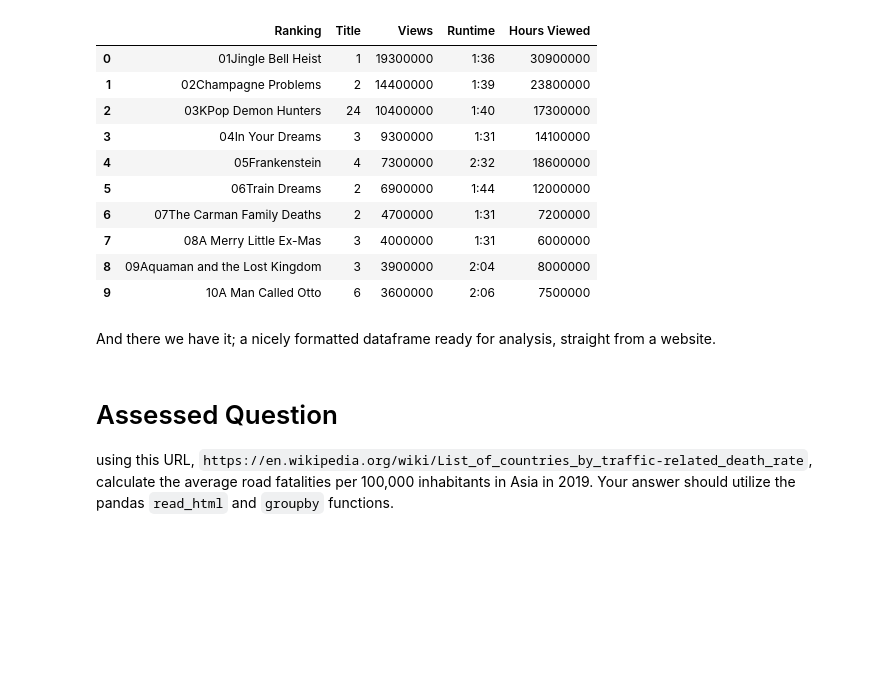
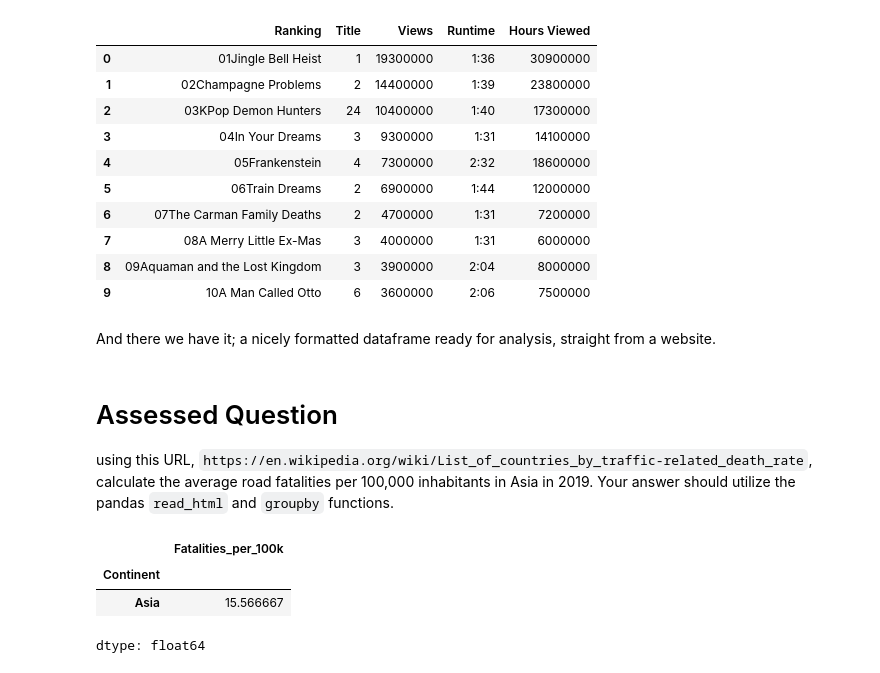
Before and after one commit to xwu23-max/QM2, a Jupyter notebook: notebooks/W02. Pandas.ipynb, the cells around one changed output. Drawn from its saved outputs; the diff is of its cells as text; code cells hidden in the pictures; blank space fills up the shorter version.

```diff
--- a/notebooks/W02. Pandas.ipynb
+++ b/notebooks/W02. Pandas.ipynb
@@ -514,3 +514,46 @@ And there we have it; a nicely formatted dataframe ready for analysis, straight
 # Assessed Question
 
 using this URL, `https://en.wikipedia.org/wiki/List_of_countries_by_traffic-related_death_rate`, calculate the average road fatalities per 100,000 inhabitants in Asia in 2019. Your answer should utilize the pandas `read_html` and `groupby` functions.
+# %%
+import pandas as pd
+import requests
+from io import StringIO
+
+url = "https://en.wikipedia.org/wiki/List_of_countries_by_traffic-related_death_rate"
+headers = {"User-Agent": "Mozilla/5.0"}
+html = requests.get(url, headers=headers).text
+
+tables = pd.read_html(StringIO(html))
+traffic = tables[0]
+
+# rename using column positions
+traffic = traffic.rename(columns={
+    traffic.columns[0]: "Country",
+    traffic.columns[1]: "Continent",
+    traffic.columns[2]: "Fatalities_per_100k",
+    traffic.columns[5]: "Year"
+})
+
+# clean numeric fatality rates
+traffic["Fatalities_per_100k"] = pd.to_numeric(
+    traffic["Fatalities_per_100k"], errors="coerce"
+)
+
+# clean Year column to extract pure year number
+traffic["Year"] = traffic["Year"].astype(str)
+traffic["Year_clean"] = traffic["Year"].str.extract(r'(\d{4})')
+traffic["Year_clean"] = pd.to_numeric(traffic["Year_clean"], errors="coerce")
+
+# filter Asia & 2019
+asia_2019 = traffic[
+    (traffic["Continent"] == "Asia") &
+    (traffic["Year_clean"] == 2019)
+].dropna(subset=["Fatalities_per_100k"])
+
+# compute average
+asia_2019.groupby("Continent")["Fatalities_per_100k"].mean()
+# %% [output]
+|  | Fatalities_per_100k |
+| Continent |  |
+| Asia | 15.566667 |
+dtype: float64
```
